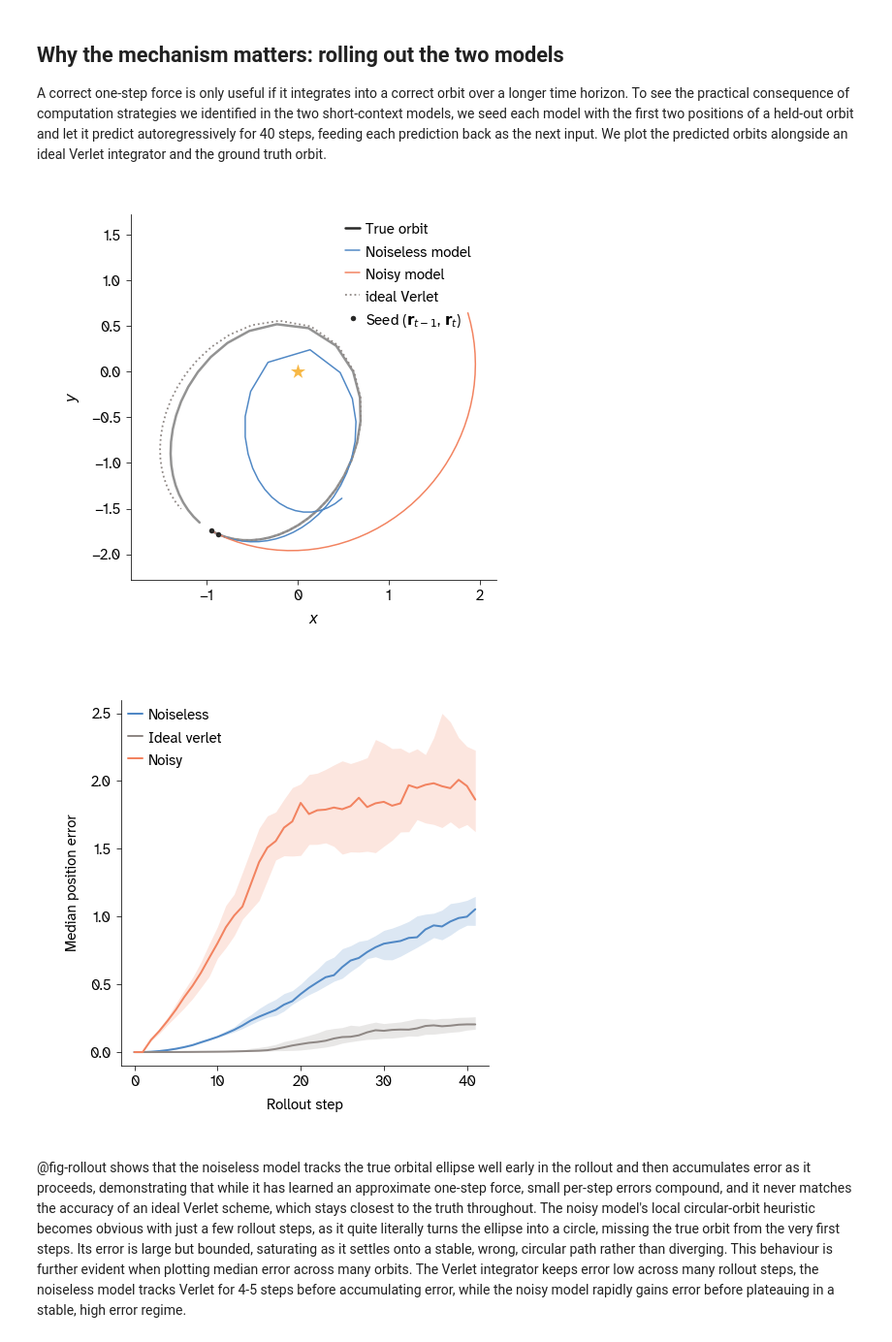
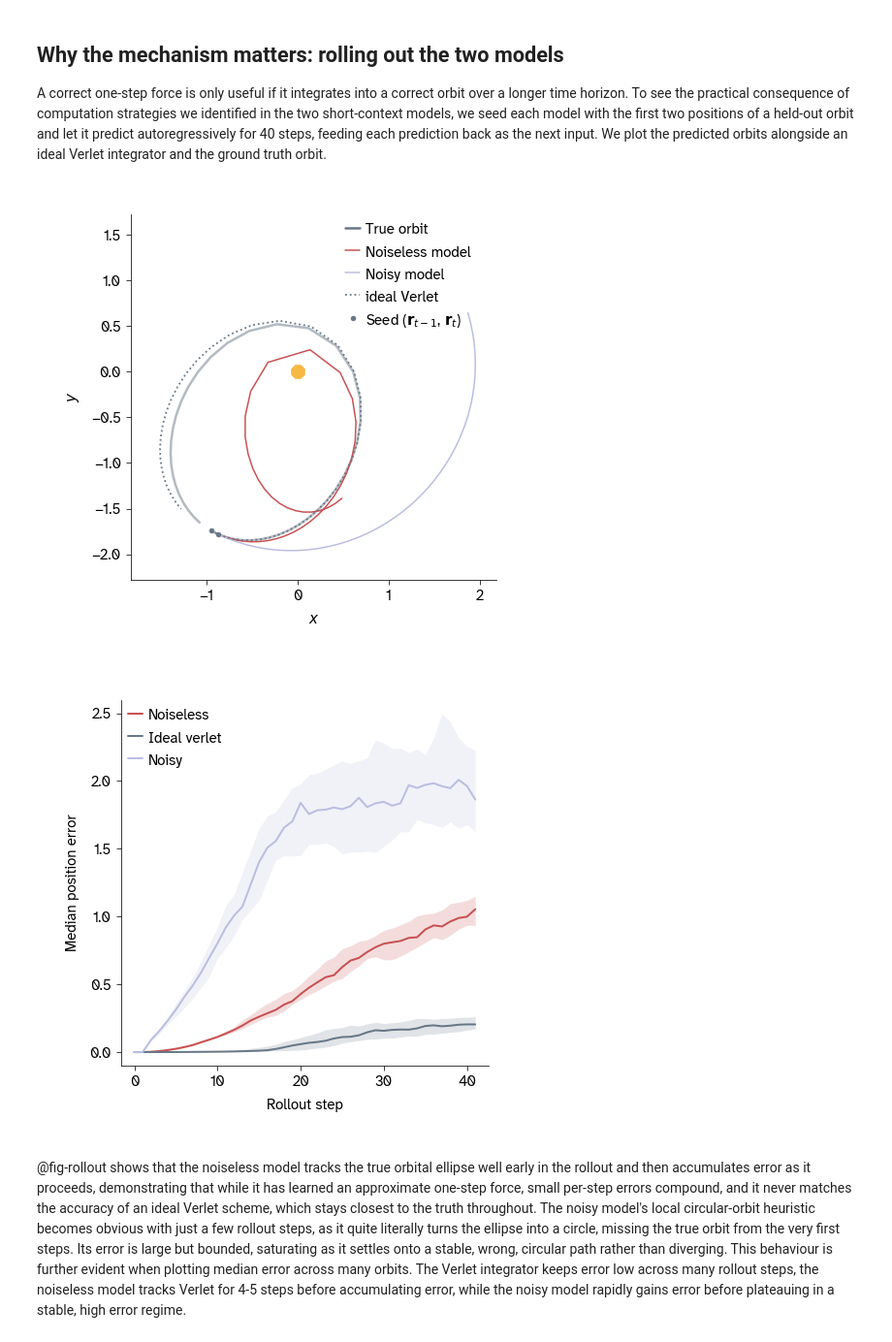
Before and after one commit to Arcadia-Science/world-model-orbits, a Jupyter notebook: index.ipynb, the cells around one changed output. Shown at 97% size. Drawn from its saved outputs; the diff is of its cells as text; code cells hidden in the pictures.

```diff
--- a/index.ipynb
+++ b/index.ipynb
@@ -760,7 +768,7 @@ Panels (b), (c) and (d) describe the form of each operator. Both are scaled rota
 A correct one-step force is only useful if it integrates into a correct orbit over a longer time horizon. To see the practical consequence of computation strategies we identified in the two short-context models, we seed each model with the first two positions of a held-out orbit and let it predict autoregressively for 40 steps, feeding each prediction back as the next input. We plot the predicted orbits alongside an ideal Verlet integrator and the ground truth orbit.
 # %%
 #| label: fig-rollout
-#| fig-cap: "Autoregressive rollout on eccentric orbits (0.5 < $e$ < 0.7), seeded from two consecutive positions and rolled forward 40 steps with each prediction fed back as the next input. Ideal Verlet is integrated at the data's true sample spacing, $dt$ = 20/99."
+#| fig-cap: "Autoregressive rollout on eccentric orbits (0.5 < $e$ < 0.7), seeded from two consecutive positions and rolled forward 40 steps with each prediction fed back as the next input. Ideal Verlet is integrated at the data's true sample spacing, $\\Delta t$ = 20/99."
 #| fig-subcap:
 #|   - "One example orbit seeded at aphelion, showing the true ellipse, an ideal Verlet integrator, and the two short-context models."
 #|   - "Median position error against rollout step over 200 randomly drawn eccentric orbits seeded at random phase, with a 95% bootstrap confidence interval of the median."
@@ -824,45 +832,46 @@ ek = int(np.argmax(np.linalg.norm(true[:100 - (N + 2) + 1], axis=1)))
 s = true[ek:ek+2]; seg = true[ek:ek+N+2]
 rn, rv, rx = rollout(model_noiseless, s, N), rollout_verlet(s, N, dt=DT), rollout(model_bs2, s, N)
 
-PANEL    = apc.mpl.FIGURE_SIZES_IN_INCHES['half_square']
-C_TRUE   = str(apc.crow);  C_NOISELESS = ARC_VIBE
-C_NOISY  = ARC_CORAL;      C_VERLET    = str(apc.bark)
+PANEL = apc.mpl.FIGURE_SIZES_IN_INCHES['half_square']
+C_NOISELESS = C_MODEL_NOISELESS
+C_VERLET = C_IDEAL
+C_NOISY = C_MODEL_NOISY
 
 fig, ax = plt.subplots(figsize=PANEL)
 ax.plot(seg[:, 0], seg[:, 1], '-', color=C_TRUE, lw=2.5, alpha=0.5, label='true orbit')
 ax.plot(rn[:, 0], rn[:, 1], '-', color=C_NOISELESS, lw=1.5, label='noiseless model')
-ax.plot(rx[:, 0], rx[:, 1], '-', color=C_NOISY,     lw=1.5, label='noisy model')
+ax.plot(rx[:, 0], rx[:, 1], '-', color=C_NOISY,      lw=1.5, label='noisy model')
 ax.plot(rv[:, 0], rv[:, 1], ':', color=C_VERLET,    lw=1.8, label='ideal Verlet')
-ax.scatter(0, 0, marker='*', s=250, color=str(apc.canary), edgecolor=str(apc.crow), zorder=5)
+ax.scatter(0, 0, marker='8', s=250, color=str(apc.canary), edgecolor=str(apc.crow), zorder=5)
 ax.scatter(s[:, 0], s[:, 1], color=C_TRUE, s=30, zorder=5,
            label=r'seed ($\mathbf{r}_{t-1}$, $\mathbf{r}_t$)')
 ax.set_aspect('equal')
 # Square the data box so this equal-aspect panel ends up the same shape as the
 # error curve beside it (otherwise the orbit's 1.3:1 extent sets the output
 # aspect and the two panels mismatch). The slack is anchored above the data,
 # which is also where the legend then sits clear of every trajectory.
 _pts = np.vstack([seg, rn, rx, rv, [[0.0, 0.0]]])
 _span = 1.16 * max(np.ptp(_pts[:, 0]), np.ptp(_pts[:, 1]))
 _x0 = _pts[:, 0].min() - 0.08 * _span
 _y0 = _pts[:, 1].min() - 0.08 * _span
 ax.set_xlim(_x0, _x0 + _span); ax.set_ylim(_y0, _y0 + _span)
 ax.set_xlabel(r'$x$'); ax.set_ylabel(r'$y$')
 ax.legend(frameon=False, loc='upper right', bbox_to_anchor=(0.95, 1.0))
 style_panel(ax)
 plt.show()
 
 fig, ax = plt.subplots(figsize=PANEL)
 for name, c in [('Noiseless', C_NOISELESS), ('Ideal Verlet', C_VERLET), ('Noisy', C_NOISY)]:
     med, lo, hi = median_ci(errs[name], seed=SEED)
     ax.plot(step, med, color=c, lw=2, label=name.lower())
     ax.fill_between(step, lo, hi, color=c, alpha=0.2)
 ax.set_xlabel('rollout step'); ax.set_ylabel('median position error')
 ax.legend(frameon=False)
 style_panel(ax)
 plt.show()
 # %% [output]
-[figure, old version]
+[figure, new version]
-[figure, old version]
+[figure, new version]
 # %% [markdown]
 @fig-rollout shows that the noiseless model tracks the true orbital ellipse well early in the rollout and then accumulates error as it proceeds, demonstrating that while it has learned an approximate one-step force, small per-step errors compound, and it never matches the accuracy of an ideal Verlet scheme, which stays closest to the truth throughout. The noisy model's local circular-orbit heuristic becomes obvious with just a few rollout steps, as it quite literally turns the ellipse into a circle, missing the true orbit from the very first steps. Its error is large but bounded, saturating as it settles onto a stable, wrong, circular path rather than diverging. This behaviour is further evident when plotting median error across many orbits. The Verlet integrator keeps error low across many rollout steps, the noiseless model tracks Verlet for 4-5 steps before accumulating error, while the noisy model rapidly gains error before plateauing in a stable, high error regime.
 # %% [markdown]
```
Also changed, not shown: parts of 15 cells of this notebook, 4 other files.
